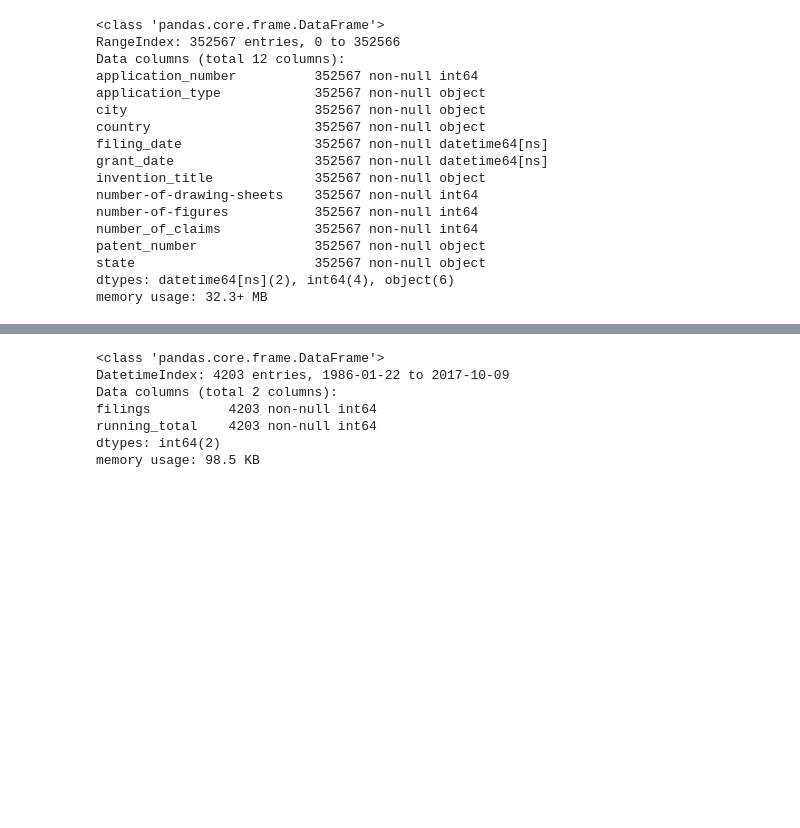
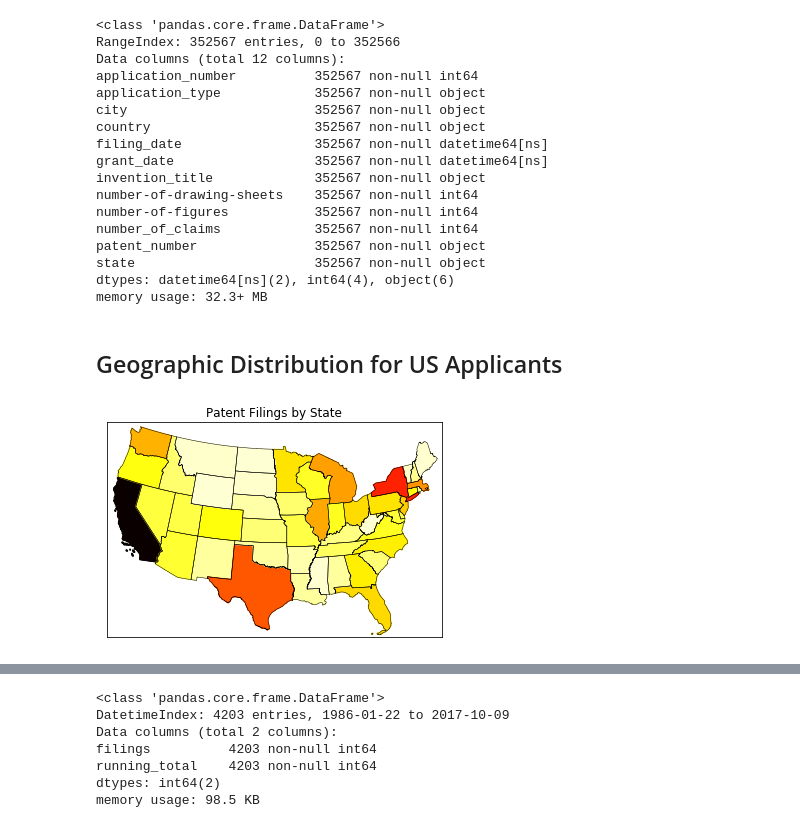
Before and after one commit to jayclare/2017_patent_grants_analytics, a Jupyter notebook: jupyter_notebooks/data_storytelling.ipynb, the cells around one changed output, grey strips where cells are left out. Drawn from its saved outputs; the diff is of its cells as text; code cells hidden in the pictures; blank space fills up the shorter version.

```diff
--- a/jupyter_notebooks/data_storytelling.ipynb
+++ b/jupyter_notebooks/data_storytelling.ipynb
@@ -44,3 +52,5 @@ patent_number               352567 non-null object
 state                       352567 non-null object
 dtypes: datetime64[ns](2), int64(4), object(6)
 memory usage: 32.3+ MB
+# %% [markdown]
+## Geographic Distribution for US Applicants
@@ -46,0 +68,35 @@ memory usage: 32.3+ MB
+# %%
+my_map = Basemap(projection='ortho', lat_0=50, lon_0=-100, resolution='l', area_thresh=1000.0)
+
+# create and draw map with 2017 US census shapefiles (https://www.census.gov/geo/maps-data/data/tiger.html)
+my_map = Basemap(llcrnrlon=-119,llcrnrlat=22,urcrnrlon=-64,urcrnrlat=49,projection='lcc',lat_1=33,lat_2=45,lon_0=-95)
+shape_info = my_map.readshapefile('./shapefiles/2017_us_state','states',drawbounds=True)
+
+# choose a color for each state based on # of patents filed
+colors = {}
+state_abbrevs = []
+cmap = plt.cm.hot
+vmin = 0; vmax = state_counts_df.patents_filed.max() # setting minimum and maximum values
+for shapedict in my_map.states_info:
+    state_abbreviation = shapedict['STUSPS']
+    if state_abbreviation in state_counts_df.index:
+        patents = state_counts_df.loc[state_abbreviation,'patents_filed']
+        colors[state_abbreviation] = cmap(1.-np.sqrt(patents/vmax))[:3]
+    else:
+        patents = 0
+        colors[state_abbreviation] = cmap(1.)[:3]
+    state_abbrevs.append(state_abbreviation)
+
+# loop over states and color each state
+ax = plt.gca() # get current axes instance
+for nshape,seg in enumerate(my_map.states):
+    if state_abbrevs[nshape] not in ['AK','HI']: # skipping states that are not part of lower 48 for plotting
+        color = rgb2hex(colors[state_abbrevs[nshape]])
+        poly = Polygon(seg,facecolor=color,edgecolor=color)
+        ax.add_patch(poly)
+
+plt.title("Patent Filings by State")
+
+plt.show()
+# %% [output]
+[figure, added]
```
Also changed, not shown: parts of 50 cells of this notebook, 10 other files.
